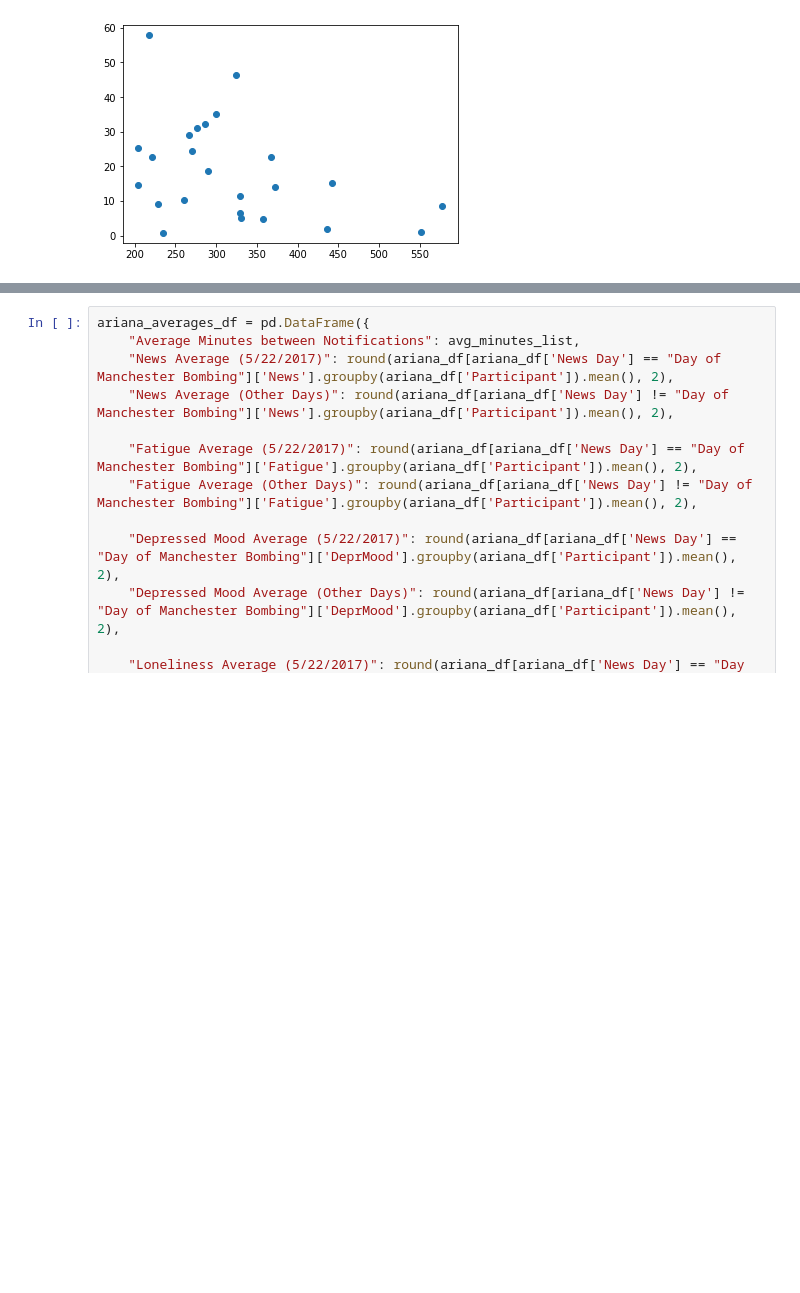
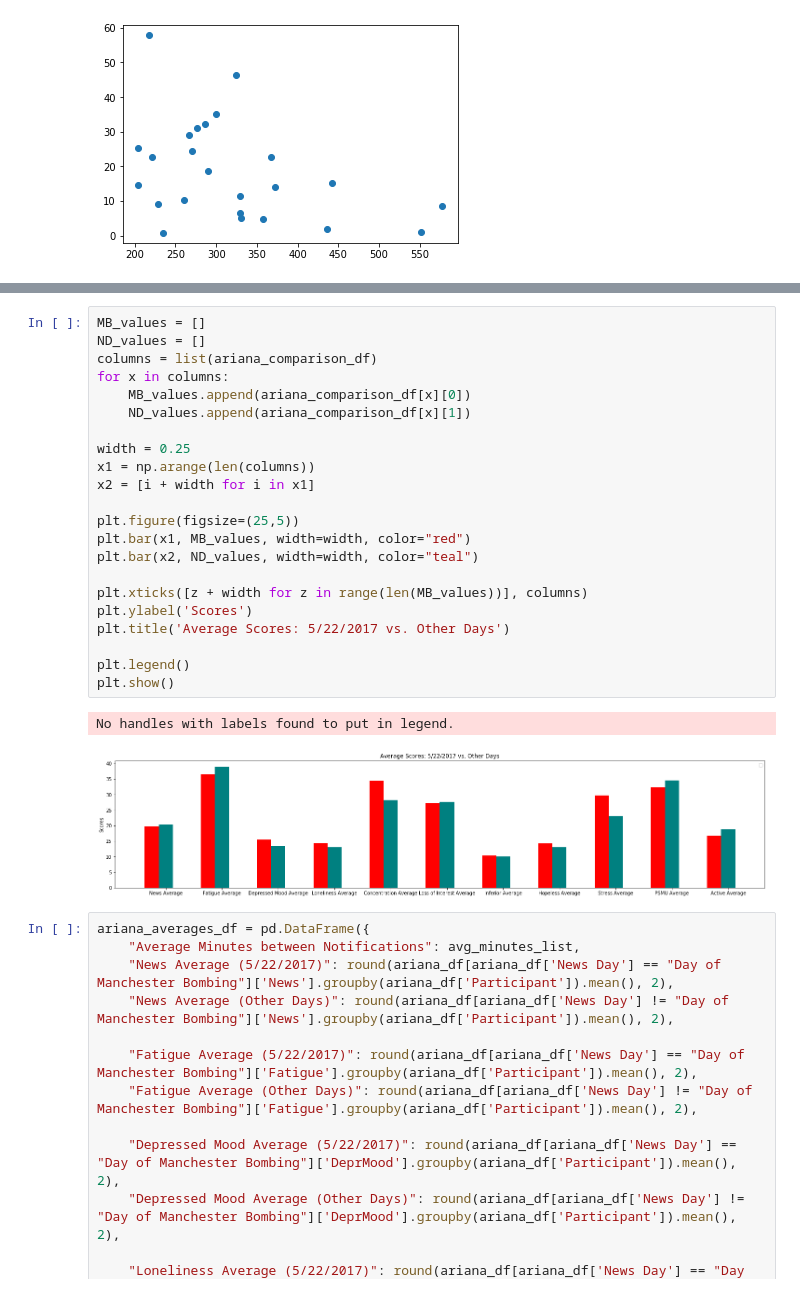
Before and after one commit to hialstkd/Social_Media_And_Happiness, a Jupyter notebook: ariana_grande.ipynb, the cells around one changed output, grey strips where cells are left out. Drawn from its saved outputs; the diff is of its cells as text; blank space fills up the shorter version.

```diff
--- a/ariana_grande.ipynb
+++ b/ariana_grande.ipynb
@@ -159,6 +161,31 @@ ariana_comparison_df
 | News Day |  |  |  |  |  | ... |
 | Day of Manchester Bombing | 19.88 | 36.57 | 15.46 | 14.41 | 34.50 | ... |
 | Normal Days | 20.22 | 38.96 | 13.59 | 13.11 | 28.27 | ... |
+# %%
+MB_values = []
+ND_values = []
+columns = list(ariana_comparison_df)
+for x in columns:
+    MB_values.append(ariana_comparison_df[x][0])
+    ND_values.append(ariana_comparison_df[x][1])
+
+width = 0.25
+x1 = np.arange(len(columns))
+x2 = [i + width for i in x1]
+
+plt.figure(figsize=(25,5))
+plt.bar(x1, MB_values, width=width, color="red")
+plt.bar(x2, ND_values, width=width, color="teal")
+
+plt.xticks([z + width for z in range(len(MB_values))], columns)
+plt.ylabel('Scores')
+plt.title('Average Scores: 5/22/2017 vs. Other Days')
+
+plt.legend()
+plt.show()
+# %% [output]
+No handles with labels found to put in legend.
+[figure, added]
 # %%
 ariana_averages_df = pd.DataFrame({
     "Average Minutes between Notifications": avg_minutes_list,
```
Also changed, not shown: parts of 3 cells of this notebook.
